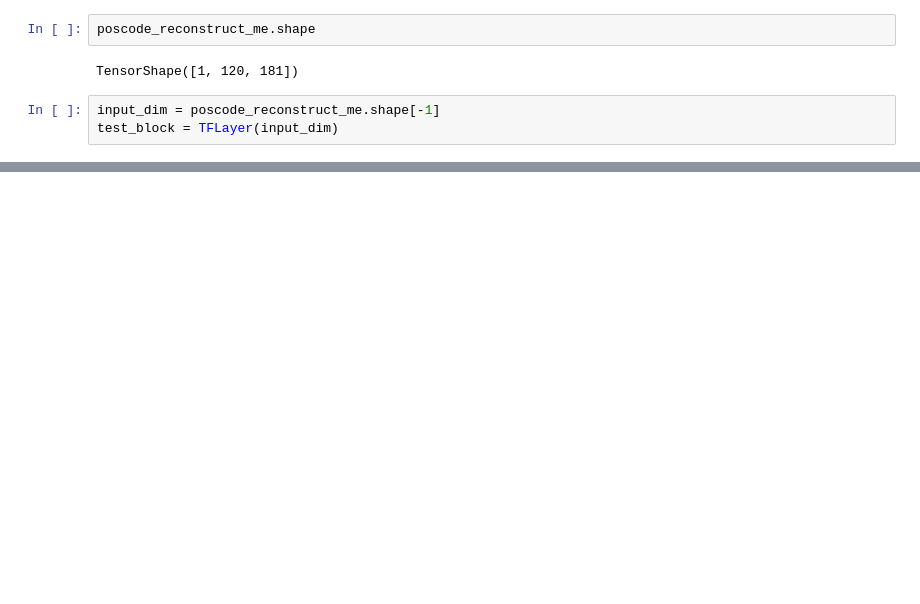
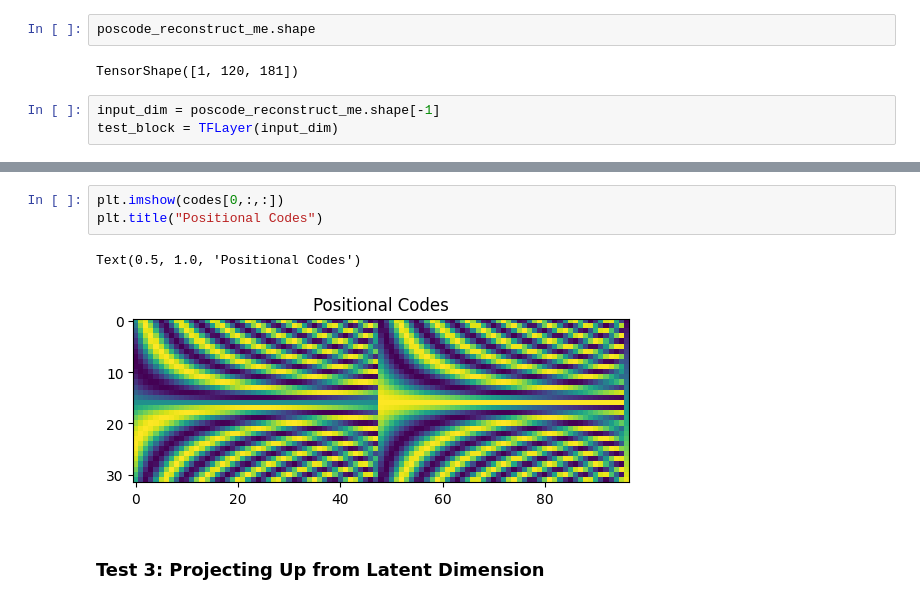
Before and after one commit to amanb2000/Multimodal_Foundation, a Jupyter notebook: sketch/06_TAE_Full.ipynb.ipynb, the cells around one changed output, grey strips where cells are left out. Cells and saved outputs as stored; diff of their text form; blank space fills up the shorter version.

```diff
--- a/sketch/06_TAE_Full.ipynb.ipynb
+++ b/sketch/06_TAE_Full.ipynb.ipynb
@@ -216,0 +259,8 @@ ffn_out_2 shape:  (1, 120, 181)
+# %%
+plt.imshow(codes[0,:,:])
+plt.title("Positional Codes")
+# %% [output]
+Text(0.5, 1.0, 'Positional Codes')
+[figure, added]
+# %% [markdown]
+### Test 3: Projecting Up from Latent Dimension
```
Also changed, not shown: parts of 15 cells of this notebook.
